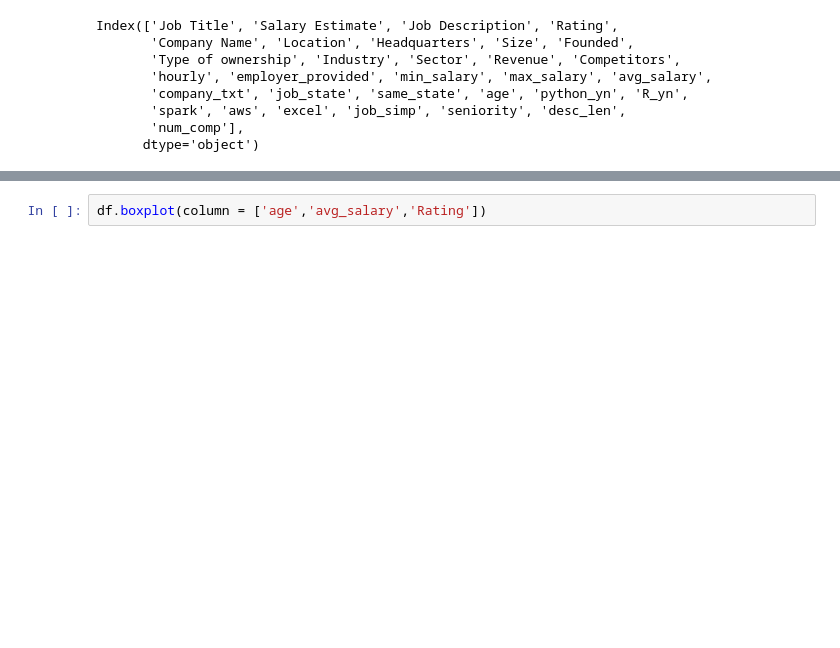
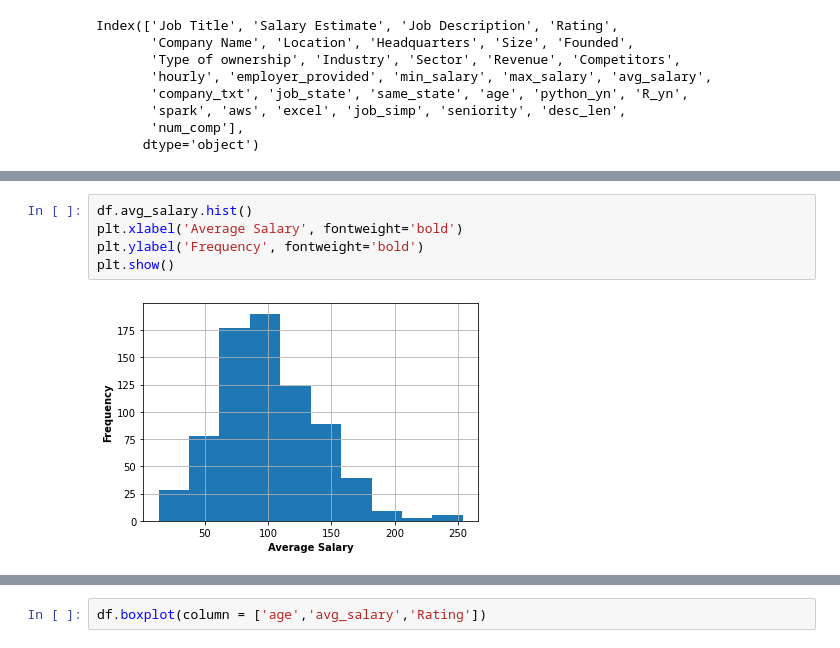
Before and after one commit to VTomar88/SalaryPredictions, a Jupyter notebook: main_analysis.ipynb, the cells around one changed output, grey strips where cells are left out. Drawn from its saved outputs; the diff is of its cells as text; blank space fills up the shorter version.

```diff
--- a/main_analysis.ipynb
+++ b/main_analysis.ipynb
@@ -225,0 +201,7 @@ df.desc_len.hist()
+# %%
+df.avg_salary.hist()
+plt.xlabel('Average Salary', fontweight='bold')
+plt.ylabel('Frequency', fontweight='bold')
+plt.show()
+# %% [output]
+[figure, added]
```
Also changed, not shown: parts of 9 cells of this notebook, 4 other files.
